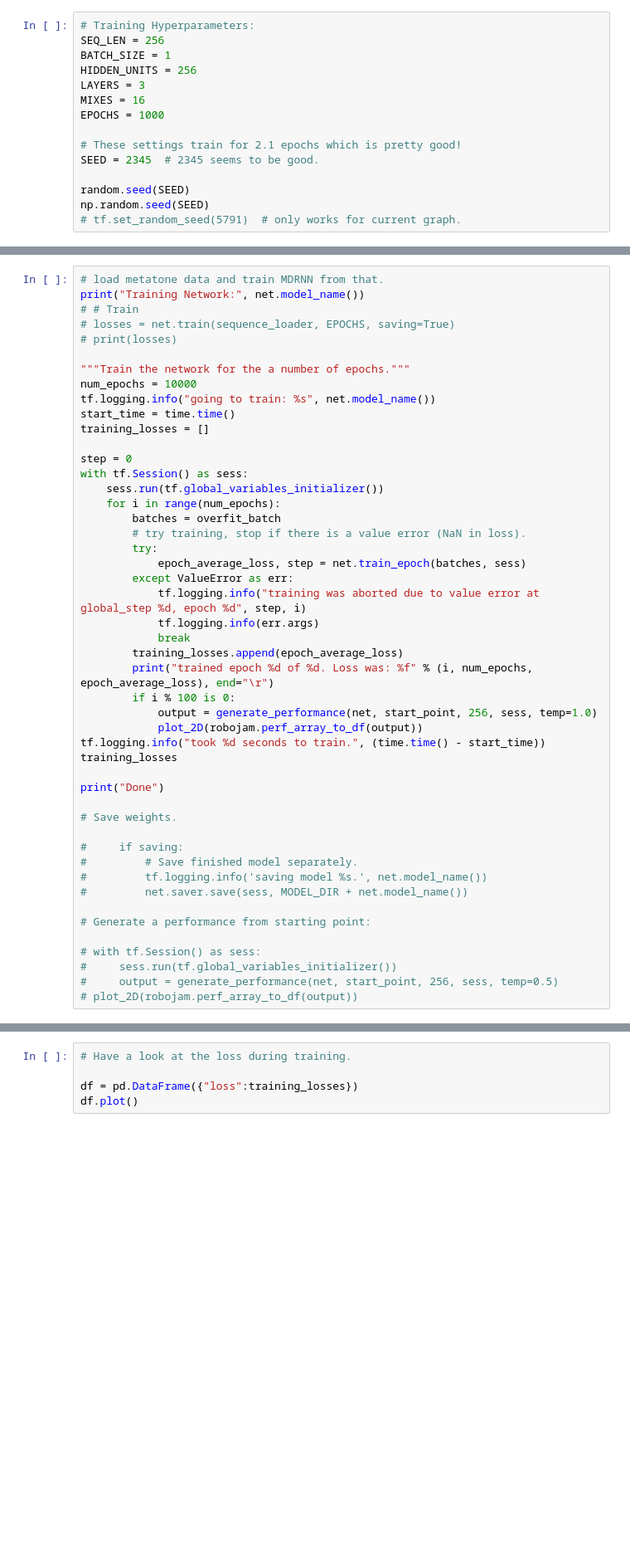
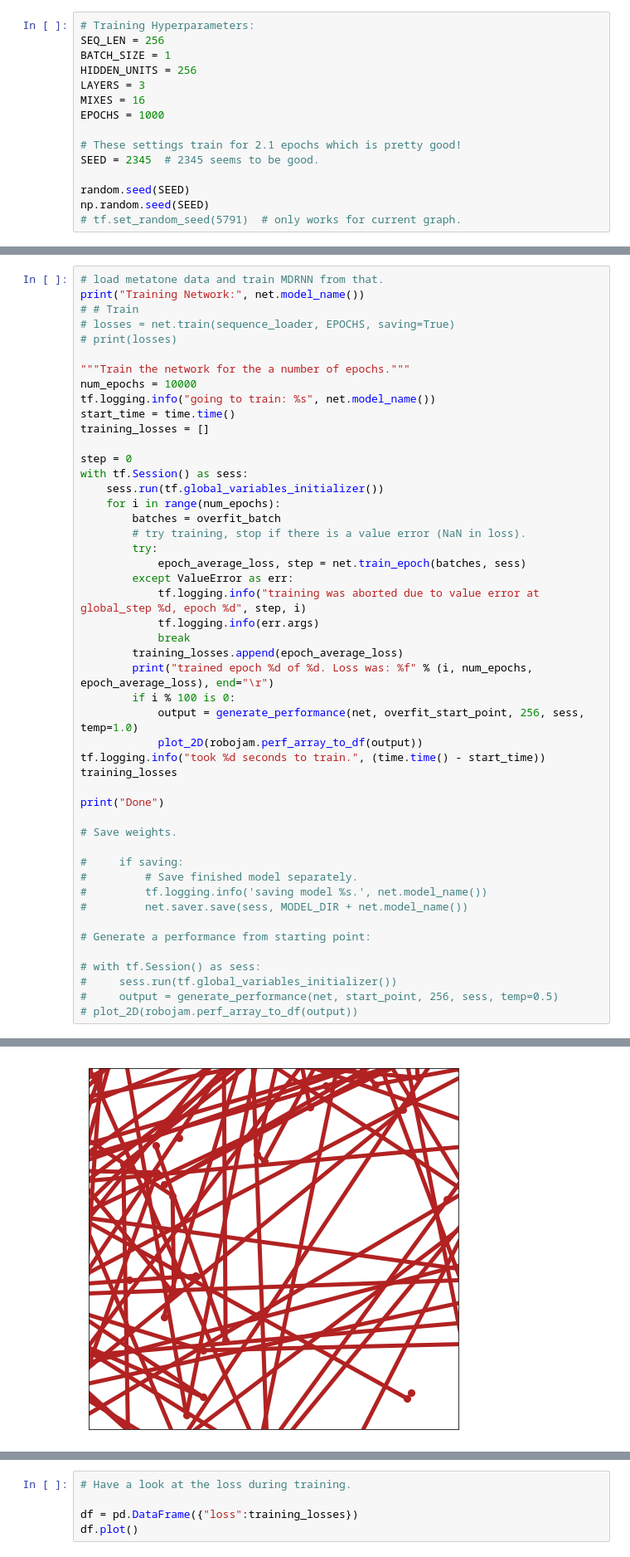
Before and after one commit to cpmpercussion/robojam, a Jupyter notebook: notebooks/differential_overfit.ipynb, the cells around one changed output, grey strips where cells are left out. Shown at 83% size. Drawn from its saved outputs; the diff is of its cells as text; blank space fills up the shorter version.

```diff
--- a/notebooks/differential_overfit.ipynb
+++ b/notebooks/differential_overfit.ipynb
@@ -141,7 +200,7 @@ with tf.Session() as sess:
         training_losses.append(epoch_average_loss)
         print("trained epoch %d of %d. Loss was: %f" % (i, num_epochs, epoch_average_loss), end="\r")
         if i % 100 is 0:
-            output = generate_performance(net, start_point, 256, sess, temp=1.0)
+            output = generate_performance(net, overfit_start_point, 256, sess, temp=1.0)
             plot_2D(robojam.perf_array_to_df(output))
 tf.logging.info("took %d seconds to train.", (time.time() - start_time))
 training_losses
@@ -161,3 +220,4 @@ print("Done")
 #     sess.run(tf.global_variables_initializer())
 #     output = generate_performance(net, start_point, 256, sess, temp=0.5)
 # plot_2D(robojam.perf_array_to_df(output))
+# %% [output]
@@ -163,0 +228 @@ print("Done")
+[figure, added]
```
Also changed, not shown: parts of 7 cells of this notebook.
